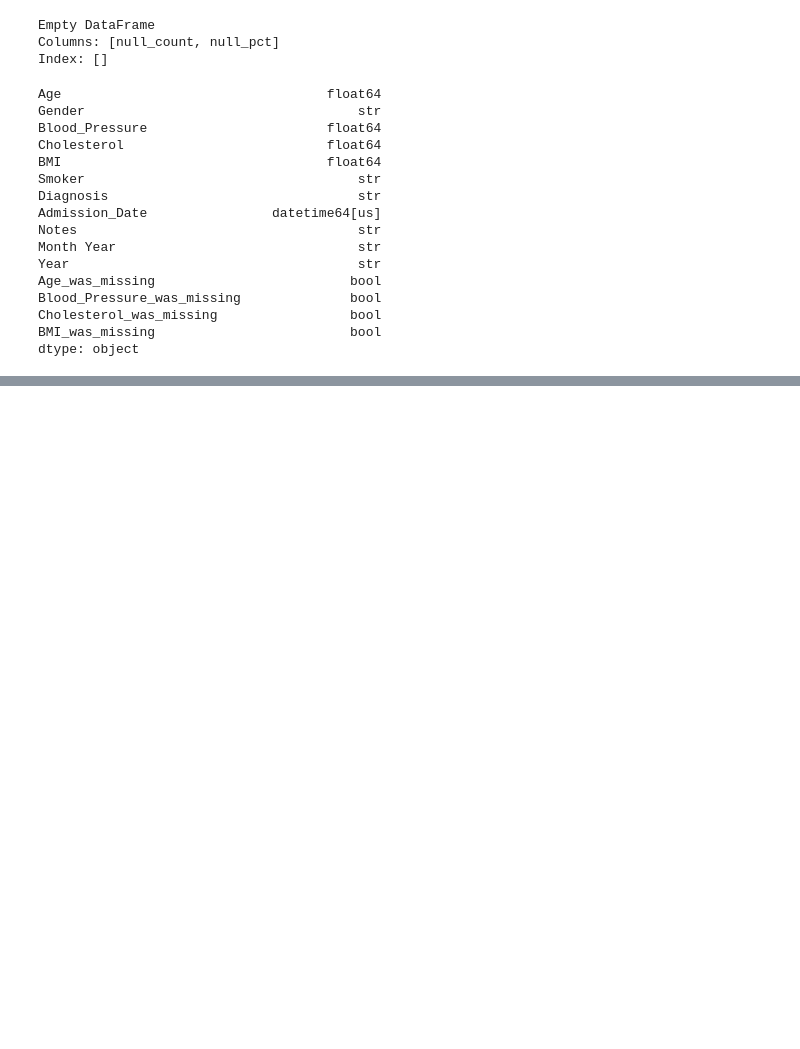
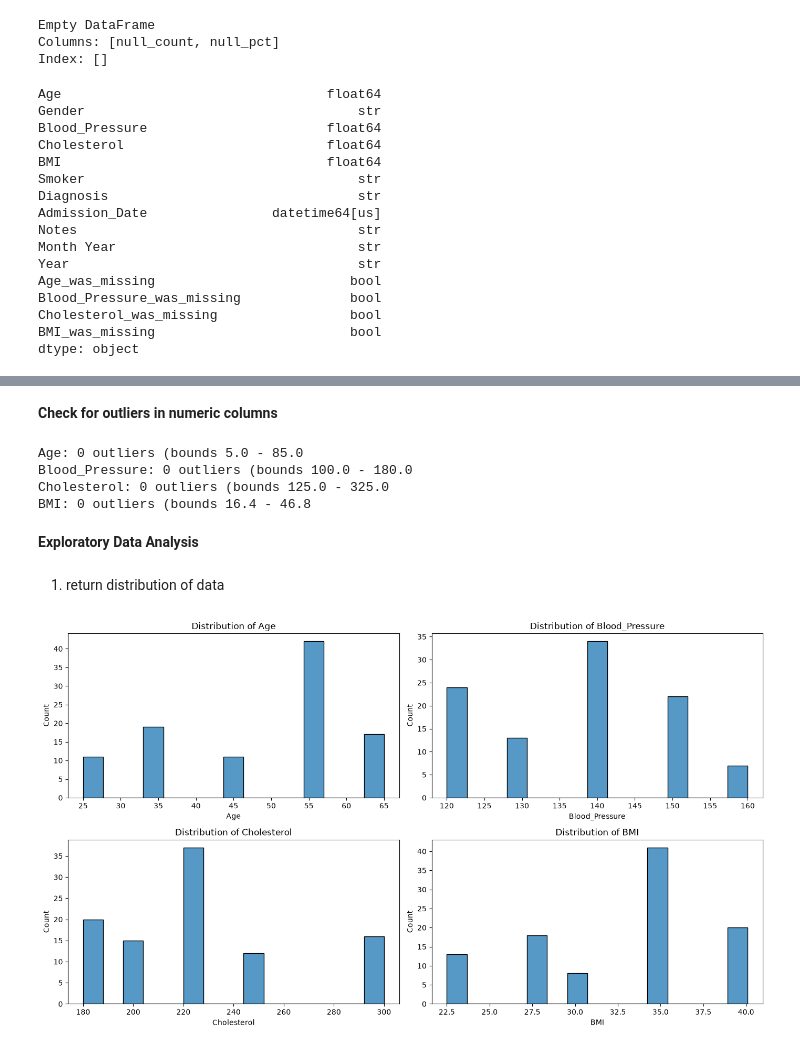
Before and after one commit to AHayslip23/medical_dirty_data, a Jupyter notebook: Medical Data Practice.ipynb, the cells around one changed output, grey strips where cells are left out. Saved outputs shown, nothing was run; the diff lists cells and outputs as text; code cells hidden in the pictures; blank space fills up the shorter version.

Commit message:
Commit #2
Wrapped up feature engineering, performing exploratory data analysis

```diff
--- a/Medical Data Practice.ipynb
+++ b/Medical Data Practice.ipynb
@@ -241,0 +254,4 @@ dtype: object
+# %%
+gender_dummies = pd.get_dummies(medical_clean["Gender"], prefix="Gender", dtype=bool)
+medical_clean = medical_clean.join(gender_dummies)
+medical_clean
@@ -241,0 +296,4 @@ dtype: object
+# %%
+medical_clean["Missing Follow Up Notes"] = np.where(medical_clean["Notes"] == "No Follow Up Notes", True, False).astype(bool)
+medical_clean["Smoking Diagnosis is Unclear"] = np.where(medical_clean["Smoker"] == "Not Sure", True, False).astype(bool)
+medical_clean["Missing Diagnosis"] = np.where(medical_clean["Diagnosis"] == "No Diagnosis", True, False).astype(bool)
@@ -241,0 +376,34 @@ dtype: object
+# %% [markdown]
+**Check for outliers in numeric columns**
+# %%
+def iqr_outliers(df, col):
+    q1, q3 = df[col].quantile([0.25, 0.75])
+    iqr = q3 - q1
+    lower, upper = q1 - 1.5 * iqr, q3 + 1.5 * iqr
+    return df[(df[col] < lower) | (df[col] > upper)], lower, upper
+
+for col in num_cols:
+    out, lo, hi = iqr_outliers(medical_clean, col)
+    print(f"{col}: {len(out)} outliers (bounds {lo:.1f} - {hi:.1f}")
+# %% [output]
+Age: 0 outliers (bounds 5.0 - 85.0
+Blood_Pressure: 0 outliers (bounds 100.0 - 180.0
+Cholesterol: 0 outliers (bounds 125.0 - 325.0
+BMI: 0 outliers (bounds 16.4 - 46.8
+# %% [markdown]
+**Exploratory Data Analysis**
+# %% [markdown]
+1. return distribution of data
+# %%
+num_cols = ["Age", "Blood_Pressure", "Cholesterol", "BMI"]
+# %%
+fig, axes = plt.subplots(2, 2, figsize=(14, 8))
+
+for ax, col in zip(axes.flatten(), num_cols):
+    sns.histplot(data=medical_clean, x=col, bins=15, ax=ax)
+    ax.set_title(f"Distribution of {col}")
+
+plt.tight_layout()
+plt.show()
+# %% [output]
+[figure, added]
```
Also changed, not shown: parts of 30 cells of this notebook.
